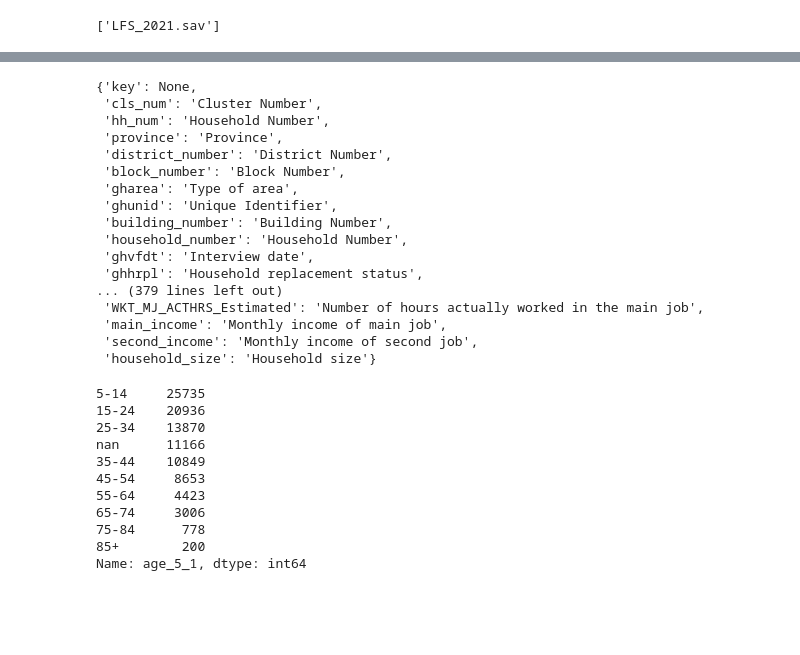
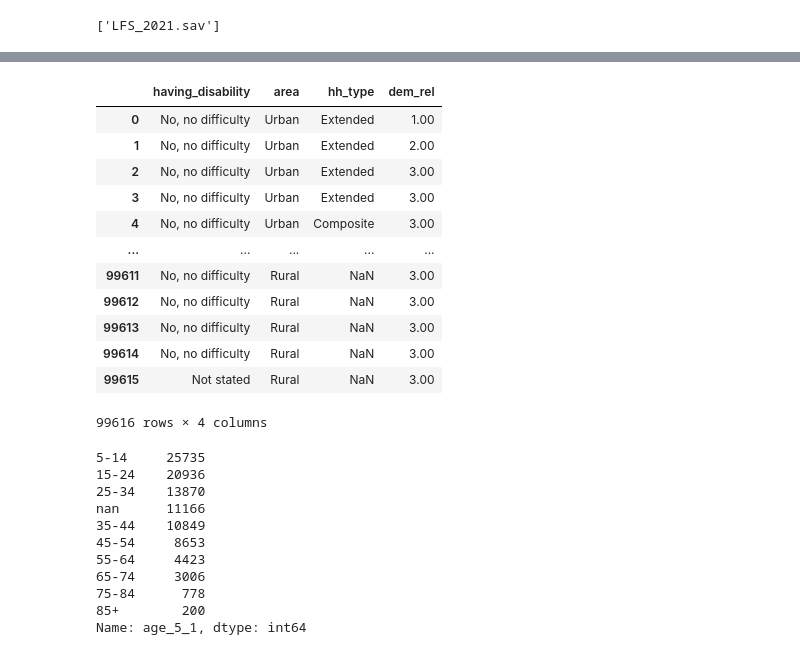
Before and after one commit to raffi1974/LFS, a Jupyter notebook: LFS_Iraq.ipynb, the cells around one changed output, grey strips where cells are left out. Cells and saved outputs as stored; diff of their text form; code cells hidden in the pictures; blank space fills up the shorter version.

```diff
--- a/LFS_Iraq.ipynb
+++ b/LFS_Iraq.ipynb
@@ -89,7 +89,10 @@ def family_type(df):
         return(5)
 
 #create hh_type
-df['hh_type']=df[['household_number','dem_rel']].groupby(['household_number']).apply(family_type)
+#grouping by 2 variables will create a MultiIndex df
+new_col=df[['household_number','area','dem_rel']].groupby(['household_number','area']).apply(family_type)
+#resetting the index and taking the last column
+df['hh_type']=new_col.reset_index().iloc[:,-1]
 df['hh_type']=df['hh_type'].map(hh_type_labels)
 
 #####################################################
@@ -142,12 +145,6 @@ cond=[c1,c2,c3,c4,c5,c6,c7,c8,c9]
 rslt=['5-14','15-24','25-34','35-44','45-54','55-64','65-74','75-84','85+']
 df['agegroup3']=np.select(cond,rslt,default=np.nan)
 
-#####################################################
-#recode dis_see dis_hear dis_mob dis_conc dis_care dis_com dis_upperbody
-# '''1.0: 'No, no difficulty',
-#  2.0: 'Yes, some difficulty',
-#  3.0: 'Yes, a lot of difficulty',
-#  4.0: 'Cannot do it at all'''
 
 #####################################################
 # agegroup4: <15	15-19	20-24	25-29	30-34	35-39	40-44	45-49	50-54	55-59	60-64	65+
@@ -174,7 +171,9 @@ c2=df['dem_rel'].isin([2,3,4,5,6,7,8,9,10])
 df['hh_relationship']=np.select([c1,c2],[1,2],default=999)
 df['hh_relationship']=df['hh_relationship'].map({1:'head of HH', 2:'Other', 999:'Not stated'})
 #####################################################
-
+#household size: 1	2	3	4	5	6	7	8+
+df['hh_size']=np.where(df['ghhhsize']>=8, '8+',df['ghhhsize'])
+#####################################################
 #add labels
 vars=['dem_sex','area','dif_sight','dif_hear','dif_mobi','dif_conc','dif_care','dif_comm','dif_upper_body','dif_sight_reason','dif_hear_reason','dif_mobi_reason','dif_comm_reason','dif_conc_reason','dif_care_reason','dif_upper_body_reason','dem_mrt']
 
@@ -392,23 +412,19 @@ print('Table 29: Grants_Benefits_Insurance generated and saved')
-# %%
-col_names_lfs
-# %% [output]
-{'key': None,
- 'cls_num': 'Cluster Number',
- 'hh_num': 'Household Number',
- 'province': 'Province',
- 'district_number': 'District Number',
- 'block_number': 'Block Number',
- 'gharea': 'Type of area',
- 'ghunid': 'Unique Identifier',
- 'building_number': 'Building Number',
- 'household_number': 'Household Number',
- 'ghvfdt': 'Interview date',
- 'ghhrpl': 'Household replacement status',
-... (379 lines left out)
- 'WKT_MJ_ACTHRS_Estimated': 'Number of hours actually worked in the main job',
- 'main_income': 'Monthly income of main job',
- 'second_income': 'Monthly income of second job',
- 'household_size': 'Household size'}
+# %%
+df[['having_disability', 'area', 'hh_type', 'dem_rel']]
+# %% [output]
+|  | having_disability | area | hh_type | dem_rel |
+| 0 | No, no difficulty | Urban | Extended | 1.00 |
+| 1 | No, no difficulty | Urban | Extended | 2.00 |
+| 2 | No, no difficulty | Urban | Extended | 3.00 |
+| 3 | No, no difficulty | Urban | Extended | 3.00 |
+| 4 | No, no difficulty | Urban | Composite | 3.00 |
+| ... | ... | ... | ... | ... |
+| 99611 | No, no difficulty | Rural | NaN | 3.00 |
+| 99612 | No, no difficulty | Rural | NaN | 3.00 |
+| 99613 | No, no difficulty | Rural | NaN | 3.00 |
+| 99614 | No, no difficulty | Rural | NaN | 3.00 |
+| 99615 | Not stated | Rural | NaN | 3.00 |
+99616 rows × 4 columns
 # %%
 df_total=[]
 
```
Also changed, not shown: parts of 2 cells of this notebook.
